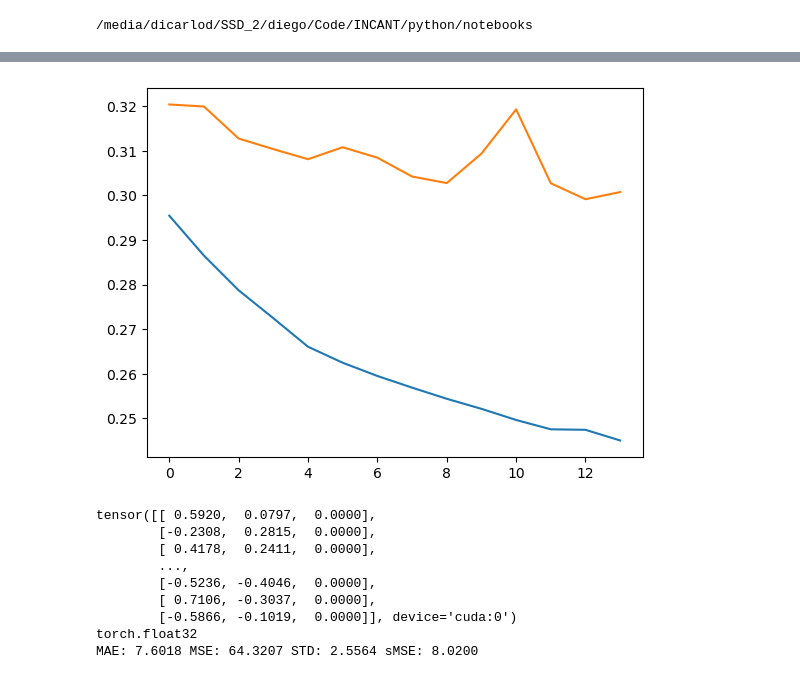
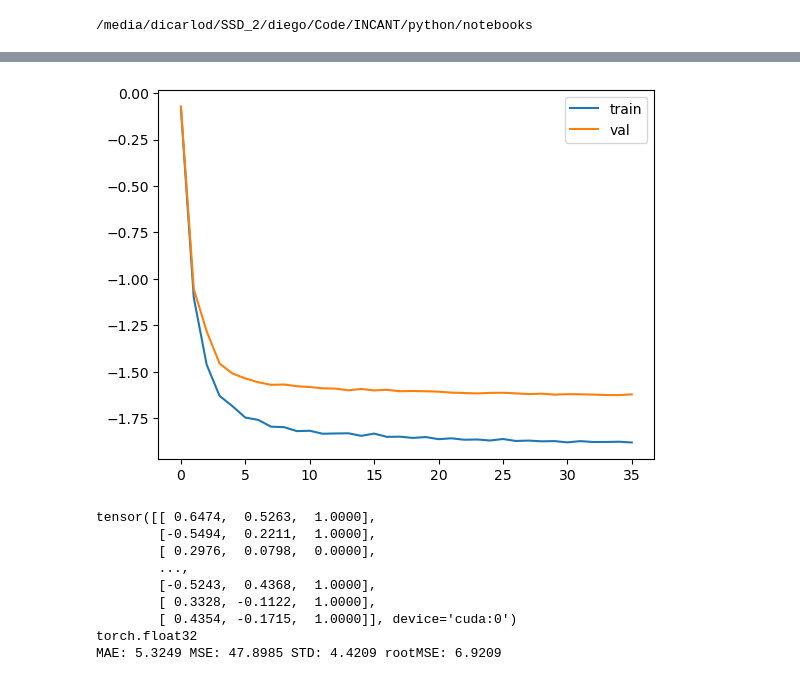
Before and after one commit to PeterJackNaylor/NN-4-change-detection, a Jupyter notebook: python/notebooks/[Sandbox,FullData] SIREN.ipynb, the cells around one changed output, grey strips where cells are left out. Cells and saved outputs as stored; diff of their text form; code cells hidden in the pictures.

Commit message:
siren on fulldata

```diff
--- a/python/notebooks/[Sandbox,FullData] SIREN.ipynb
+++ b/python/notebooks/[Sandbox,FullData] SIREN.ipynb
@@ -176,33 +206,38 @@ tensor([0.9091], device='cuda:0')
 # %%
-params = {'batch_size': 50000,
- 'feature_space': 30,
+params = {'batch_size': int(2**18),
+ 'feature_space': 256,
  'feature_time': 20,
  'hidden_dim': 256,
- 'hidden_num': 3,
- 'learning_rate': 1e-5}
+ 'hidden_num': 5,
+ 'learning_rate': 1e-4}
 epochs = 1000
 
-
 class INCANT(torch.nn.Module):
-    def __init__(self, in_dim, out_dim, hidden_num, hidden_dim, feature_scales):
+    def __init__(self, in_dim, out_dim, hidden_num, hidden_dim, feature_scales, do_skip):
         super(INCANT, self).__init__()
         self.model = SIREN(in_dim, out_dim, hidden_num, hidden_dim, feature_scales)
         # self.model = RFF(in_dim, out_dim, hidden_num, hidden_dim, 'relu', feature_dim=1024, feature_scale=feature_scales[0] )
-
+        self.do_skip = do_skip
     # extend SIREN forward
     def forward(self, xin):
-        return torch.tanh(self.model(xin))
+        if self.do_skip:
+            for l, layer in enumerate(self.model.model):
+                if layer.is_first:
+                    x = layer(xin)
+                elif layer.is_last:
+                    out = layer(x)
+                else:
+                    x = layer(x) + x if l % 2 == 1 else layer(x)
+        else:
+            out = self.model(xin)
+        return torch.tanh(out)
 
 model = INCANT(
     in_dim = 3,
     out_dim = 1,
     hidden_num = params['hidden_num'],
     hidden_dim = params['hidden_dim'],
-    feature_scales = [params['feature_space'], params['feature_space'], params['feature_time']]
+    feature_scales = [params['feature_space'], params['feature_space'], params['feature_time']],
+    do_skip=True,
 )
 epochs = 100
-
-best_model, results_dict = train_siren(
-        model, dset_train, dset_val, device, epochs, loss_name='MSE',
-        batch_size=params['batch_size'], learning_rate=params['learning_rate'],
-        val_interval=10, trial=None, xy_cont=xy_cont, lam_tv = 0.1, clip_grad=False)
@@ -229,0 +244,5 @@ executing.executing.NotOneValueFound: Expected one value, found 0
+# %%
+best_model, results_dict = train_siren(
+        model, dset_train, dset_val, device, epochs, loss_name='MSE',
+        batch_size=params['batch_size'], learning_rate=params['learning_rate'],
+        val_interval=10, trial=None, xy_cont=xy_cont, lam_tv = 0.01, clip_grad=False)
@@ -230,6 +275,7 @@ executing.executing.NotOneValueFound: Expected one value, found 0
 # %%
-plt.plot(results_dict['loss_train'], label='train')
-plt.plot(results_dict['loss_val'], label='val')
+plt.plot(np.log10(results_dict['loss_train']), label='train')
+plt.plot(np.log10(results_dict['loss_val']), label='val')
+plt.legend()
 plt.show()
 # %% [output]
-[figure, old version]
+[figure, new version]
@@ -236,26 +286,31 @@ plt.show()
 # %%
-coord_test, reference = dset_val[:]
+coord_test, reference = dset_val[::2]
+coord_test = coord_test.to(device)
+reference = reference.to(device)
+
 print(coord_test)
 print(coord_test.dtype)
+best_model.to(device)
 estimaded = best_model(coord_test)
 
-estimaded = (estimaded * dset_t0.target_range) + dset_t0.target_mean
-reference = (reference * dset_t0.target_range) + dset_t0.target_mean
+
+estimaded = (estimaded * dset.target_range.to(device)) + dset.target_mean.to(device)
+reference = (reference * dset.target_range.to(device)) + dset.target_mean.to(device)
 
 error = torch.abs(estimaded - reference)
 mae = torch.mean(error)
 std = torch.std(error)
 mse = torch.mean(error**2)
 smse = torch.sqrt(mse)
-print(f'MAE: {mae.item():0.4f} MSE: {mse.item():0.4f} STD: {std.item():0.4f} sMSE: {smse.item():0.4f}')
+print(f'MAE: {mae.item():0.4f} MSE: {mse.item():0.4f} STD: {std.item():0.4f} rootMSE: {smse.item():0.4f}')
 # %% [output]
-tensor([[ 0.5920,  0.0797,  0.0000],
-        [-0.2308,  0.2815,  0.0000],
-        [ 0.4178,  0.2411,  0.0000],
+tensor([[ 0.6474,  0.5263,  1.0000],
+        [-0.5494,  0.2211,  1.0000],
+        [ 0.2976,  0.0798,  0.0000],
         ...,
-        [-0.5236, -0.4046,  0.0000],
-        [ 0.7106, -0.3037,  0.0000],
-        [-0.5866, -0.1019,  0.0000]], device='cuda:0')
+        [-0.5243,  0.4368,  1.0000],
+        [ 0.3328, -0.1122,  1.0000],
+        [ 0.4354, -0.1715,  1.0000]], device='cuda:0')
 torch.float32
-MAE: 7.6018 MSE: 64.3207 STD: 2.5564 sMSE: 8.0200
+MAE: 5.3249 MSE: 47.8985 STD: 4.4209 rootMSE: 6.9209
 # %%
```
Also changed, not shown: parts of 19 cells of this notebook, 5 other files.
